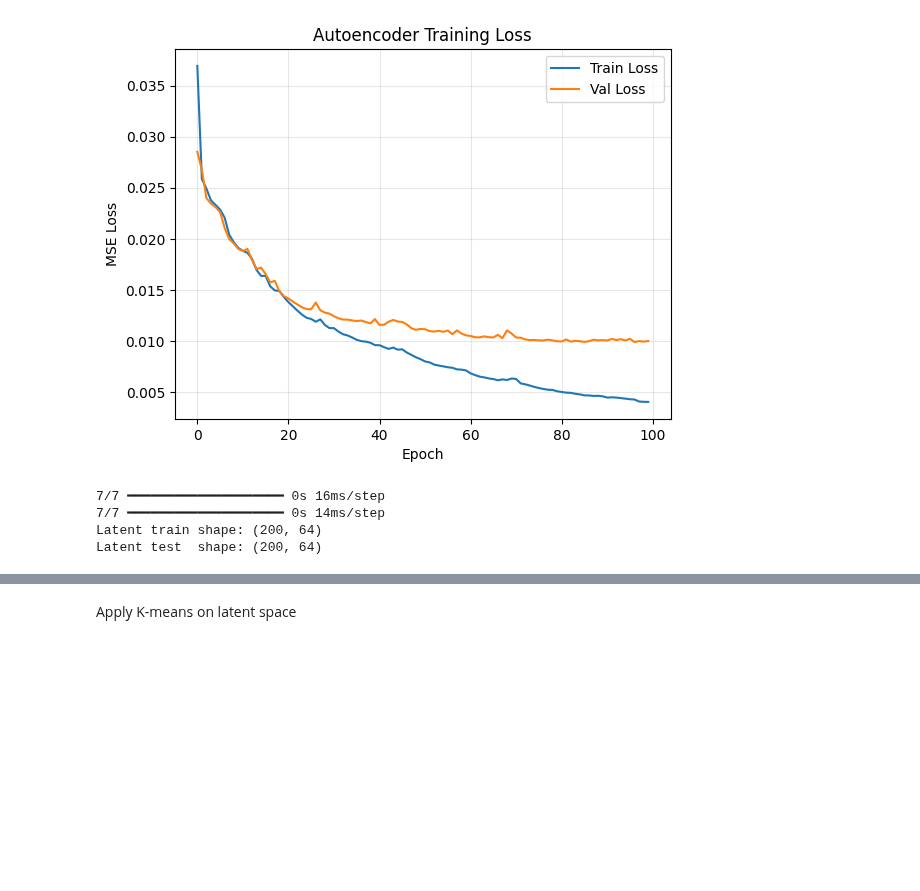
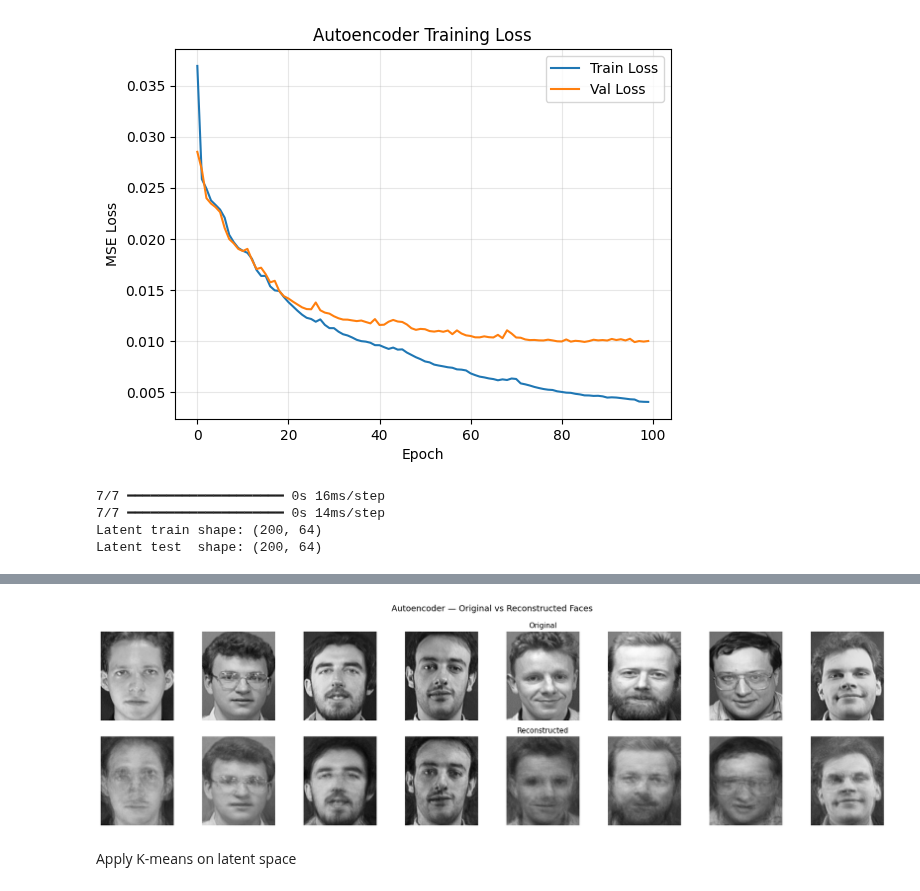
Before and after one commit to johnwillyyy/face-recognition, a Jupyter notebook: face_recognition_pca.ipynb, the cells around one changed output, grey strips where cells are left out. Drawn from its saved outputs; the diff is of its cells as text; code cells hidden in the pictures; blank space fills up the shorter version.

```diff
--- a/face_recognition_pca.ipynb
+++ b/face_recognition_pca.ipynb
@@ -785,3 +784,33 @@ print(f"Latent test  shape: {Z_test.shape}")
 7/7 ━━━━━━━━━━━━━━━━━━━━ 0s 14ms/step
 Latent train shape: (200, 64)
 Latent test  shape: (200, 64)
+# %%
+N_SHOW = 8
+n = X_tr_norm.shape[0]
+
+sample_idx = [i * (n // N_SHOW) for i in range(N_SHOW)]
+fig, axes = plt.subplots(2, N_SHOW, figsize=(2.2 * N_SHOW, 5))
+
+for col, idx in enumerate(sample_idx):
+    orig = X_tr_norm[idx]
+    rec = autoencoder.predict(orig[np.newaxis, :])[0]
+
+    axes[0, col].imshow(orig.reshape(112, 92), cmap='gray')
+    axes[0, col].axis('off')
+
+    if col == 0:
+        axes[0, col].set_ylabel("Original", fontsize=10)
+
+    axes[1, col].imshow(rec.reshape(112, 92), cmap='gray', vmin=0, vmax=1)
+    axes[1, col].axis('off')
+
+    if col == 0:
+        axes[1, col].set_ylabel("Reconstructed", fontsize=10)
+
+axes[0, N_SHOW//2].set_title("Original", fontsize=11)
+axes[1, N_SHOW//2].set_title("Reconstructed", fontsize=11)
+
+plt.suptitle("Autoencoder — Original vs Reconstructed Faces", fontsize=13)
+plt.tight_layout()
+plt.show()
+# %% [output]
@@ -788,3 +825,4 @@ Latent test  shape: (200, 64)
+[figure, added]
 # %% [markdown]
 Apply K-means on latent space
 # %%
```
Also changed, not shown: parts of 2 cells of this notebook.
